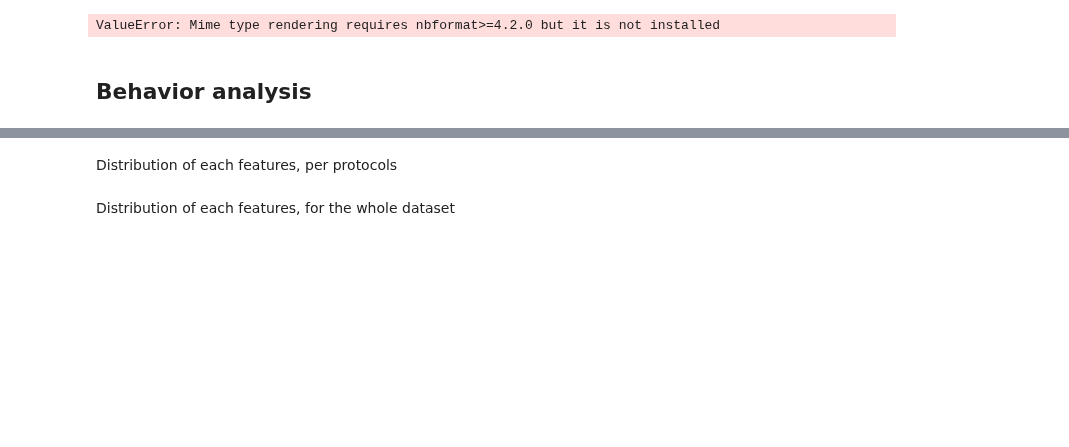
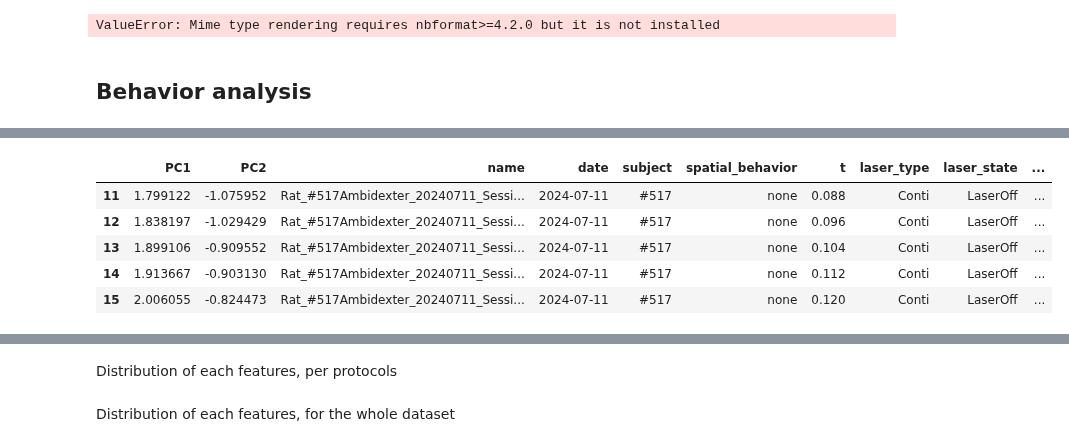
Before and after one commit to Poemiti/IMN_Kinematics, a Jupyter notebook: analysis.ipynb, the cells around one changed output, grey strips where cells are left out. Saved outputs shown, nothing was run; the diff lists cells and outputs as text; code cells hidden in the pictures; blank space fills up the shorter version.

```diff
--- a/analysis.ipynb
+++ b/analysis.ipynb
@@ -207,0 +246,28 @@ Index(['x', 'y', 't', 'area', 'centroid_direction', 'centroid_velocity',
+# %%
+
+# X is your DataFrame containing features
+X = df.select_dtypes(include="number")
+
+# 1. Standardize features
+scaler = StandardScaler()
+X_scaled = scaler.fit_transform(X)
+
+# 2. Apply PCA
+pca = PCA(n_components=2)
+X_pca = pca.fit_transform(X_scaled)
+
+# 3. Store results in a new DataFrame
+pca_df = pd.DataFrame(
+    X_pca,
+    columns=["PC1", "PC2"],
+    index=df.index
+).join(label_df)
+
+pca_df.head()
+# %% [output]
+|  | PC1 | PC2 | name | date | subject | spatial_behavior | t | laser_type | laser_state | ... |
+| 11 | 1.799122 | -1.075952 | Rat_#517Ambidexter_20240711_Sessi... | 2024-07-11 | #517 | none | 0.088 | Conti | LaserOff | ... |
+| 12 | 1.838197 | -1.029429 | Rat_#517Ambidexter_20240711_Sessi... | 2024-07-11 | #517 | none | 0.096 | Conti | LaserOff | ... |
+| 13 | 1.899106 | -0.909552 | Rat_#517Ambidexter_20240711_Sessi... | 2024-07-11 | #517 | none | 0.104 | Conti | LaserOff | ... |
+| 14 | 1.913667 | -0.903130 | Rat_#517Ambidexter_20240711_Sessi... | 2024-07-11 | #517 | none | 0.112 | Conti | LaserOff | ... |
+| 15 | 2.006055 | -0.824473 | Rat_#517Ambidexter_20240711_Sessi... | 2024-07-11 | #517 | none | 0.120 | Conti | LaserOff | ... |
```
Also changed, not shown: parts of 22 cells of this notebook.
